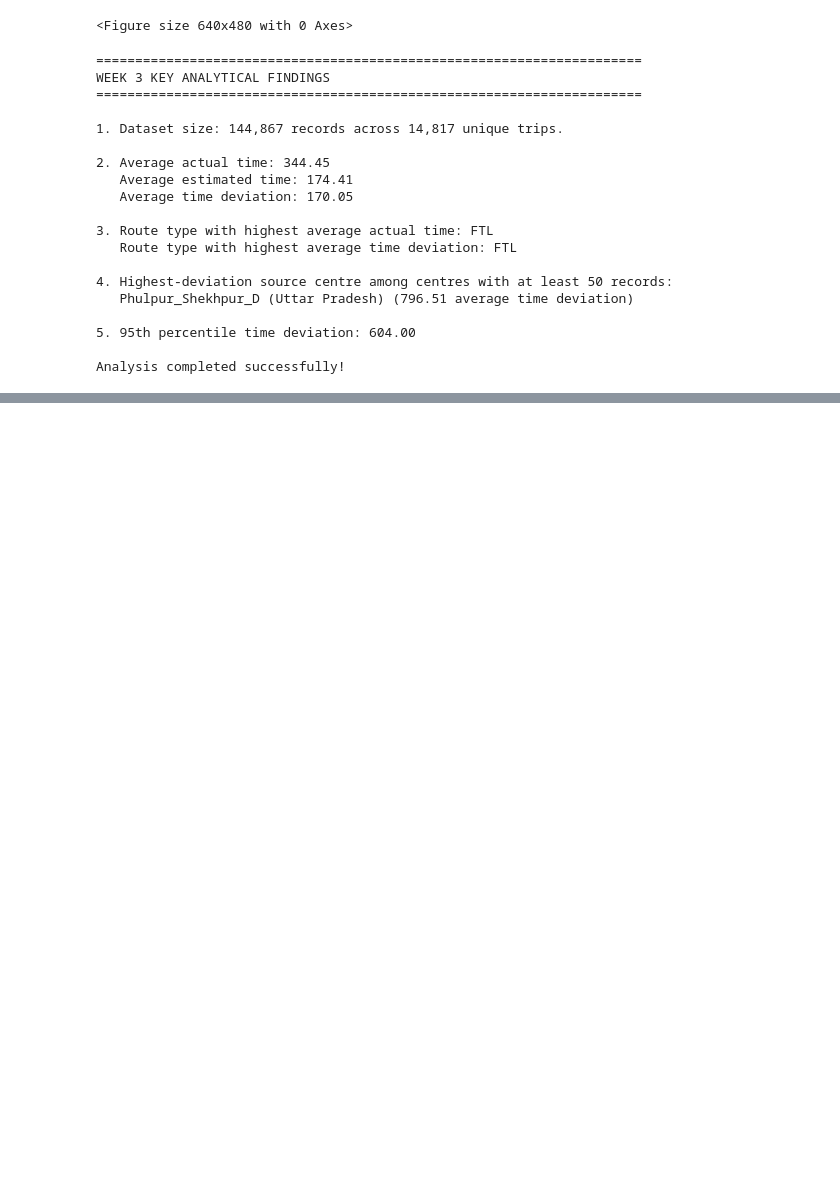
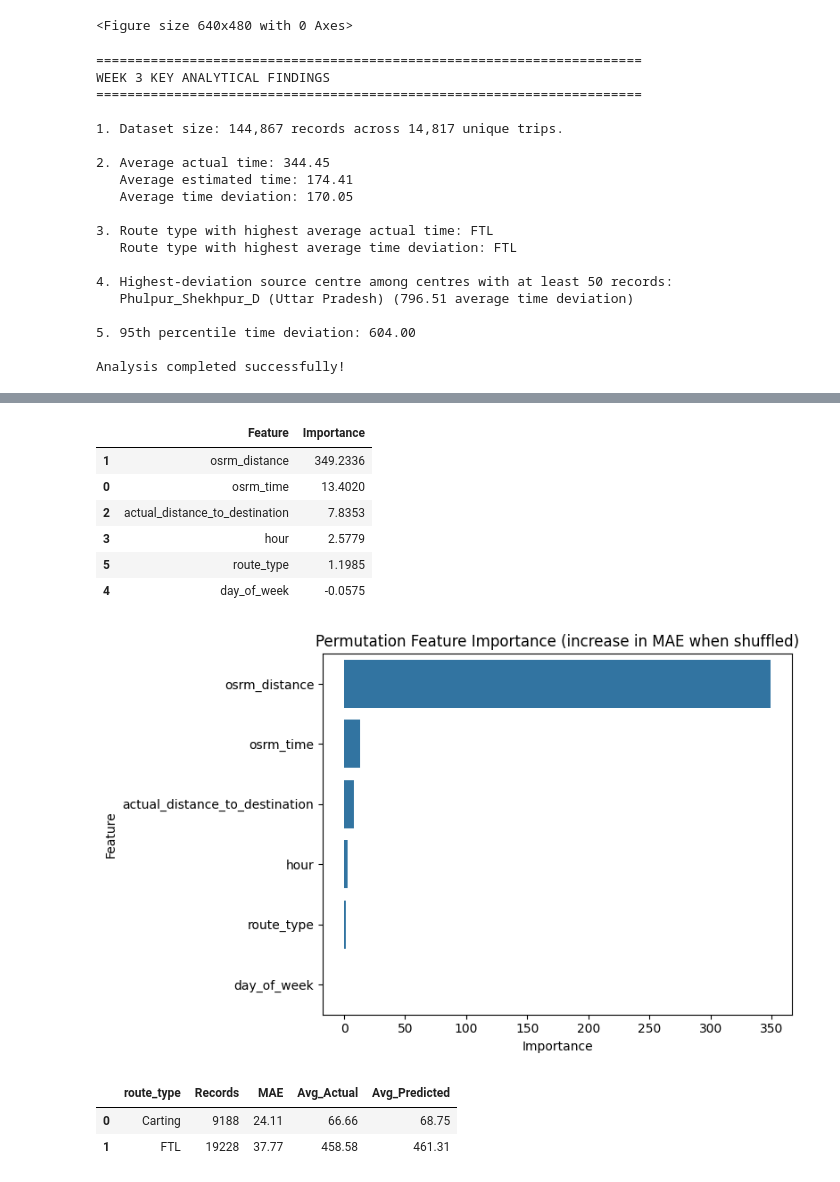
Before and after one commit to madupusanjana/logistics-data-analysis-internship, a Jupyter notebook: logistics_analysis.ipynb, the cells around one changed output, grey strips where cells are left out. Cells and saved outputs as stored; diff of their text form; code cells hidden in the pictures; blank space fills up the shorter version.

```diff
--- a/logistics_analysis.ipynb
+++ b/logistics_analysis.ipynb
@@ -2765,0 +3018,43 @@ Analysis completed successfully!
+# %%
+imp_sample = X_test.sample(min(5000, len(X_test)), random_state=42)
+imp = permutation_importance(best_model, imp_sample, y_test.loc[imp_sample.index],
+                             n_repeats=5, scoring="neg_mean_absolute_error",
+                             random_state=42, n_jobs=-1)
+
+importance_df = (pd.DataFrame({"Feature": imp_sample.columns, "Importance": imp.importances_mean})
+                 .sort_values("Importance", ascending=False))
+display(importance_df.round(4))
+
+plt.figure(figsize=(8, 5))
+sns.barplot(data=importance_df, y="Feature", x="Importance")
+plt.title("Permutation Feature Importance (increase in MAE when shuffled)")
+plt.tight_layout()
+plt.savefig("/content/week4_visualizations/feature_importance.png", dpi=300, bbox_inches="tight")
+plt.show()
+# %% [output]
+|  | Feature | Importance |
+| 1 | osrm_distance | 349.2336 |
+| 0 | osrm_time | 13.4020 |
+| 2 | actual_distance_to_destination | 7.8353 |
+| 3 | hour | 2.5779 |
+| 5 | route_type | 1.1985 |
+| 4 | day_of_week | -0.0575 |
+[figure, added]
+# %%
+eval_df = X_test.copy()
+eval_df["actual_time"] = y_test.values
+eval_df["predicted_time"] = pred_best
+eval_df["residual"] = eval_df["actual_time"] - eval_df["predicted_time"]
+eval_df["abs_error"] = eval_df["residual"].abs()
+
+error_by_route = (eval_df.groupby("route_type")
+    .agg(Records=("abs_error", "count"),
+         MAE=("abs_error", "mean"),
+         Avg_Actual=("actual_time", "mean"),
+         Avg_Predicted=("predicted_time", "mean"))
+    .reset_index())
+display(error_by_route.round(2))
+# %% [output]
+|  | route_type | Records | MAE | Avg_Actual | Avg_Predicted |
+| 0 | Carting | 9188 | 24.11 | 66.66 | 68.75 |
+| 1 | FTL | 19228 | 37.77 | 458.58 | 461.31 |
```
Also changed, not shown: parts of 17 cells of this notebook.
